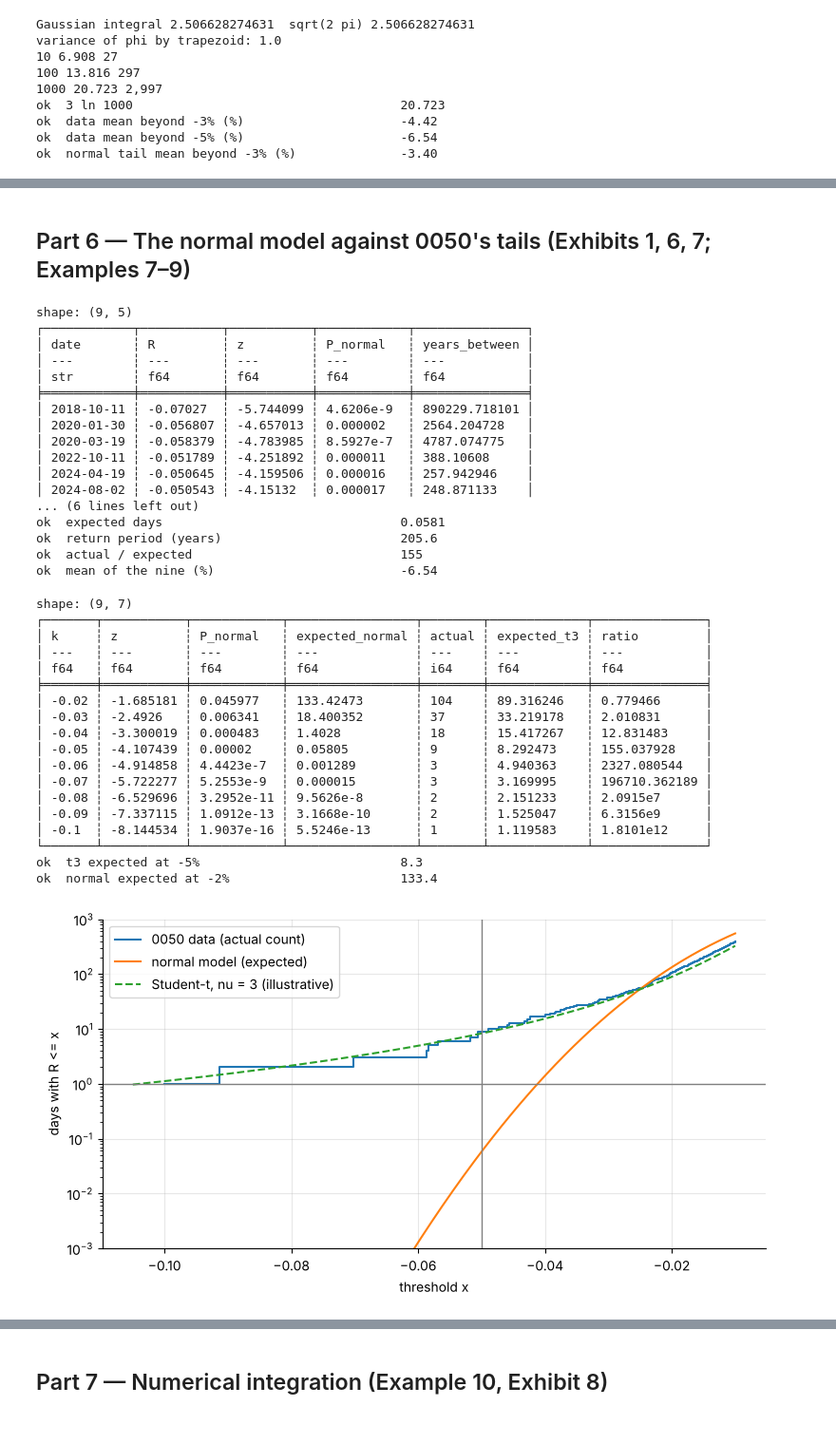
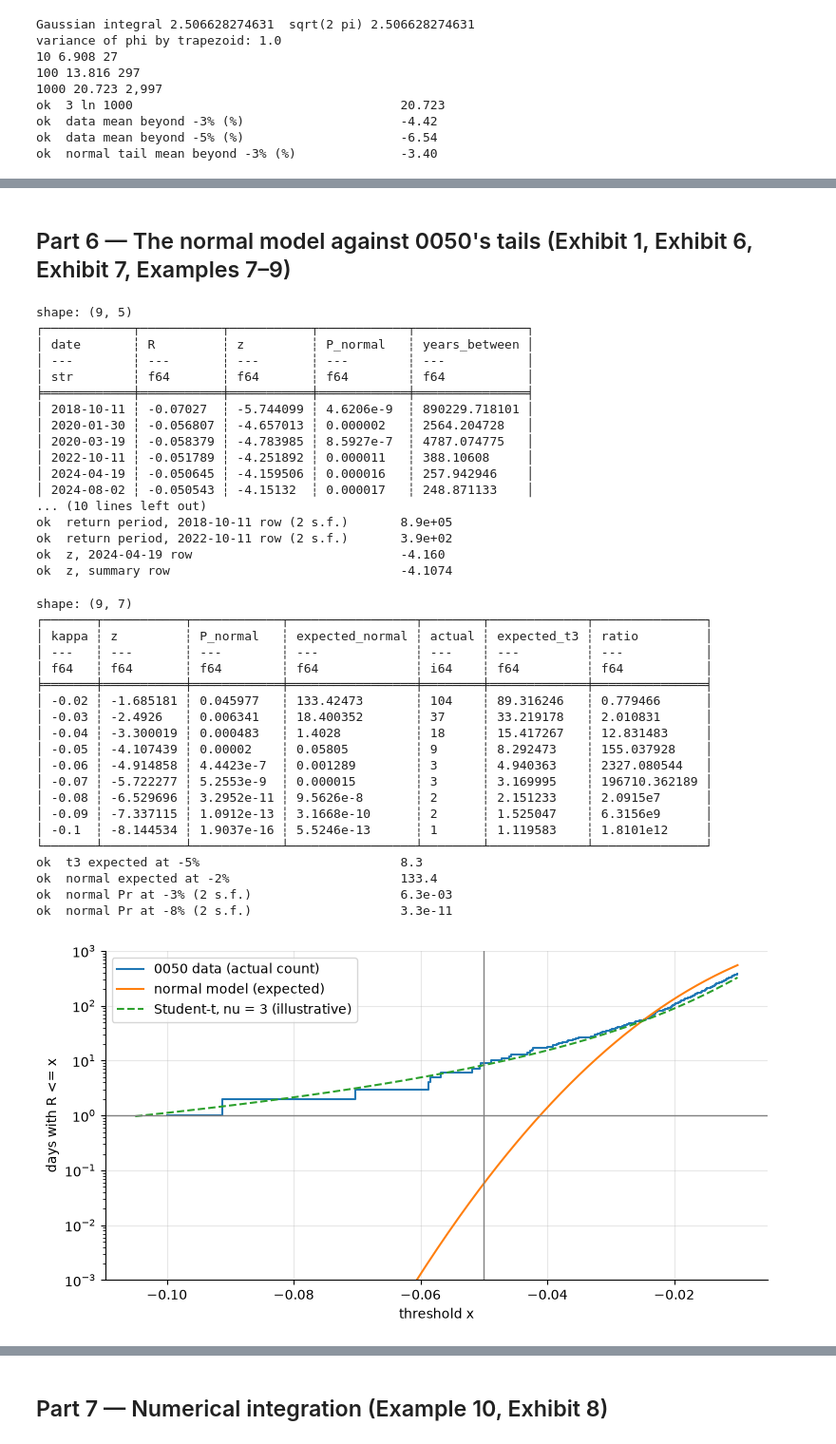
Before and after one commit to Benjamin-Teng/Quant-math-for-beginner, a Jupyter notebook: labs/LM05_lab/LM05_lab.ipynb, the cells around one changed output, grey strips where cells are left out. Shown at 95% size. Drawn from its saved outputs; the diff is of its cells as text; code cells hidden in the pictures.

```diff
--- a/labs/LM05_lab/LM05_lab.ipynb
+++ b/labs/LM05_lab/LM05_lab.ipynb
@@ -58,12 +58,12 @@ def load_raw(sym):
 
 def with_actions(sym):
     df = load_raw(sym)
-    sd, k = SPLITS[sym]
+    sd, ratio = SPLITS[sym]
     d = div.select("date", pl.col("cash_dividend").alias("D")) if sym == "0050" else \
         pl.DataFrame({"date": [], "D": []}, schema={"date": pl.Utf8, "D": pl.Float64})
     return (df.join(d, on="date", how="left")
               .with_columns(pl.col("D").fill_null(0.0),
-                            pl.when(pl.col("date") == sd).then(k).otherwise(1).cast(pl.Float64).alias("split"))
+                            pl.when(pl.col("date") == pl.lit(sd)).then(ratio).otherwise(1).cast(pl.Float64).alias("split"))
               .select("date", pl.col("close").alias(f"P_{sym}"), pl.col("D").alias(f"D_{sym}"), pl.col("split").alias(f"S_{sym}")))
 
 both = with_actions("0050").join(with_actions("00631L"), on="date", how="inner").sort("date")
@@ -71,14 +71,14 @@ ret = (both.with_columns(((pl.col("P_0050") + pl.col("D_0050")) / (pl.col("P_005
            .drop_nulls("R").select("date", "R"))
 R = ret["R"].to_numpy(); dates = ret["date"].to_list(); n = len(R)
 years = (np.datetime64(dates[-1]) - np.datetime64("2014-10-31")).astype(int) / 365.25
-D = n / years                                      # observations per year in this sample
+A = n / years                                      # returns per year in this sample (the book's A)
 mu, s = R.mean(), R.std()                          # population standard deviation, as in the module
-print(n, dates[0], "->", dates[-1], f"years={years:.2f}  D={D:.1f}")
+print(n, dates[0], "->", dates[-1], f"years={years:.2f}  A={A:.1f}")
 check("number of daily returns", n, "2902", "d")
 check("mean daily return (%)", mu * 100, "0.0871", ".4f")
 check("population sd (%)", s * 100, "1.2385", ".4f")
-check("T-1 sd (%)", R.std(ddof=1) * 100, "1.2387", ".4f")
-check("trading days per year", D, "243.1", ".1f")
+check("T-1 sd (%)", R.std(ddof=1) * 100, "1.23873", ".5f")
+check("trading days per year A", A, "243.1", ".1f")
 # %% [output]
 0050: 2907 closes, checksum mismatches 23, unexplained []
 00631L: 2908 closes, checksum mismatches 1, unexplained []
@@ -91,11 +91,25 @@ ok  trading days per year                        243.1
 # %%
-# Robustness: all 2,906 trading days of 0050 on their own (the common-day series merges four March 2026 days)
+# Robustness: all 2,906 trading days of 0050 on their own. 00631L did not trade from 25 to 30 March 2026
+# (its split), so the common-day series merges 0050's five sessions of 25-31 March into one return.
 only = (with_actions("0050")
         .with_columns(((pl.col("P_0050") + pl.col("D_0050")) / (pl.col("P_0050").shift(1) / pl.col("S_0050")) - 1).alias("R"))
         .drop_nulls("R"))
 Ro = only["R"].to_numpy()
-for k in (-0.02, -0.03, -0.04, -0.05, -0.06, -0.07, -0.08, -0.09, -0.10):
-    assert (Ro <= k + 1e-12).sum() == (R <= k + 1e-12).sum()
+print("0050 sessions missing from the common days:", sorted(set(only["date"].to_list()) - set(dates)))
+check("common-day return 24 -> 31 March 2026 (%)", R[dates.index("2026-03-31")] * 100, "-2.755", ".3f")
+for kappa in (-0.02, -0.03, -0.04, -0.05, -0.06, -0.07, -0.08, -0.09, -0.10):
+    assert (Ro <= kappa + 1e-12).sum() == (R <= kappa + 1e-12).sum()
 print(len(Ro), "returns; every threshold count of Exhibit 6 is unchanged")
+
+# Bands lo < R <= hi of Example 3, with the same 1e-12 guard as the thresholds: prices have two
+# decimals, so returns of exactly -1% or +1% are ties that float division can push to either side of the edge.
+def band(x, lo, hi):
+    return int(((x > lo + 1e-12) & (x <= hi + 1e-12)).sum())
+
+BANDS = ((-0.03, -0.01), (-0.01, 0.01), (0.01, 0.03))
+moves = [band(Ro, lo, hi) - band(R, lo, hi) for lo, hi in BANDS]
+print("band counts, common days:", [band(R, lo, hi) for lo, hi in BANDS],
+      " all 0050 days:", [band(Ro, lo, hi) for lo, hi in BANDS])
+check("band counts move by one or two days", f"{min(moves)} to {max(moves)}", "1 to 2", "s")
 # %% [output]
 0050: 2907 closes, checksum mismatches 23, unexplained []
@@ -305,18 +353,23 @@ ok  advance vs arrears (%)                       0.167
 ok  duration of the 20-year stream               9.335
 ok  PV with r = ln(1.02)                         5,945,187
 # %% [markdown]
-## Part 6 — The normal model against 0050's tails (Exhibits 1, 6, 7; Examples 7–9)
+## Part 6 — The normal model against 0050's tails (Exhibit 1, Exhibit 6, Exhibit 7, Examples 7–9)
 # %%
-nine = ret.filter(pl.col("R") <= -0.05).with_columns(((pl.col("R") - mu) / s).alias("z"))
+nine = ret.filter(pl.col("R") <= -0.05 + 1e-12).with_columns(((pl.col("R") - mu) / s).alias("z"))
 nine = nine.with_columns(pl.Series("P_normal", Phi(nine["z"].to_numpy())))      # no closed form: SciPy at the edge
-nine = nine.with_columns((1 / (pl.col("P_normal") * D)).alias("years_between"))
+nine = nine.with_columns((1 / (pl.col("P_normal") * A)).alias("years_between"))
 print(nine)                                          # Exhibit 1
 check("days at or below -5%", nine.height, "9", "d")
-check("normal P(R <= -5%) x 1e5", p5 * 1e5, "2.0004", ".4f")
+check("normal Pr(R <= -5%) x 1e5", p5 * 1e5, "2.0004", ".4f")
 check("expected days", n * p5, "0.0581", ".4f")
-check("return period (years)", 1 / (p5 * D), "205.6", ".1f")
+check("return period (years)", 1 / (p5 * A), "205.6", ".1f")
 check("actual / expected", nine.height / (n * p5), "155", ".0f")
 check("mean of the nine (%)", nine["R"].mean() * 100, "-6.54", ".2f")
+check("return period, 2018-10-11 row (2 s.f.)", float(nine["years_between"][0]), "8.9e+05", ".1e")
+check("return period, 2022-10-11 row (2 s.f.)", float(nine["years_between"][3]), "3.9e+02", ".1e")
+# z in Exhibit 1 comes from the unrounded return, mu_hat and s, as its note says
+check("z, 2024-04-19 row", float(nine["z"][4]), "-4.160", ".3f")
+check("z, summary row", z5, "-4.1074", ".4f")
 # %% [output]
 shape: (9, 5)
 ┌────────────┬───────────┬───────────┬────────────┬───────────────┐
@@ -330,16 +383,16 @@ shape: (9, 5)
 │ 2022-10-11 ┆ -0.051789 ┆ -4.251892 ┆ 0.000011   ┆ 388.10608     │
 │ 2024-04-19 ┆ -0.050645 ┆ -4.159506 ┆ 0.000016   ┆ 257.942946    │
 │ 2024-08-02 ┆ -0.050543 ┆ -4.15132  ┆ 0.000017   ┆ 248.871133    │
-... (6 lines left out)
-ok  expected days                                0.0581
-ok  return period (years)                        205.6
-ok  actual / expected                            155
-ok  mean of the nine (%)                         -6.54
+... (10 lines left out)
+ok  return period, 2018-10-11 row (2 s.f.)       8.9e+05
+ok  return period, 2022-10-11 row (2 s.f.)       3.9e+02
+ok  z, 2024-04-19 row                            -4.160
+ok  z, summary row                               -4.1074
 # %%
 # Exhibit 6: thresholds, normal vs data vs an illustrative Student-t with nu = 3 and the same sd
 nu = 3; sc = s * math.sqrt((nu - 2) / nu)
-thr = pl.DataFrame({"k": [-0.02, -0.03, -0.04, -0.05, -0.06, -0.07, -0.08, -0.09, -0.10]})
-kk = thr["k"].to_numpy()
+thr = pl.DataFrame({"kappa": [-0.02, -0.03, -0.04, -0.05, -0.06, -0.07, -0.08, -0.09, -0.10]})
+kk = thr["kappa"].to_numpy()
 thr = thr.with_columns(
     pl.Series("z", (kk - mu) / s),
     pl.Series("P_normal", Phi((kk - mu) / s)),
@@ -350,34 +403,38 @@ thr = thr.with_columns(
 print(thr)
 check("t3 expected at -5%", thr["expected_t3"][3], "8.3", ".1f")
 check("normal expected at -2%", thr["expected_normal"][0], "133.4", ".1f")
+check("normal Pr at -3% (2 s.f.)", thr["P_normal"][1], "6.3e-03", ".1e")
+check("normal Pr at -8% (2 s.f.)", thr["P_normal"][6], "3.3e-11", ".1e")
 
 # Exhibit 7: counts on a log axis
 x = np.linspace(-0.105, -0.01, 400)
 fig, ax = plt.subplots()
 srt = np.sort(R); cnt = np.arange(1, n + 1)
 ax.step(srt[srt <= -0.01], cnt[srt <= -0.01], where="post", label="0050 data (actual count)")
 ax.plot(x, n * Phi((x - mu) / s), label="normal model (expected)")
 ax.plot(x, n * stats.t.cdf((x - mu) / sc, nu), "--", label="Student-t, nu = 3 (illustrative)")
 ax.set_yscale("log"); ax.set_ylim(1e-3, 1e3); ax.axvline(-0.05, color="grey", lw=1); ax.axhline(1, color="grey", lw=1)
 ax.set_xlabel("threshold x"); ax.set_ylabel("days with R <= x"); ax.legend(); plt.show()
 # %% [output]
 shape: (9, 7)
 ┌───────┬───────────┬────────────┬─────────────────┬────────┬─────────────┬───────────────┐
-│ k     ┆ z         ┆ P_normal   ┆ expected_normal ┆ actual ┆ expected_t3 ┆ ratio         │
+│ kappa ┆ z         ┆ P_normal   ┆ expected_normal ┆ actual ┆ expected_t3 ┆ ratio         │
 │ ---   ┆ ---       ┆ ---        ┆ ---             ┆ ---    ┆ ---         ┆ ---           │
 │ f64   ┆ f64       ┆ f64        ┆ f64             ┆ i64    ┆ f64         ┆ f64           │
 ╞═══════╪═══════════╪════════════╪═════════════════╪════════╪═════════════╪═══════════════╡
 │ -0.02 ┆ -1.685181 ┆ 0.045977   ┆ 133.42473       ┆ 104    ┆ 89.316246   ┆ 0.779466      │
 │ -0.03 ┆ -2.4926   ┆ 0.006341   ┆ 18.400352       ┆ 37     ┆ 33.219178   ┆ 2.010831      │
 │ -0.04 ┆ -3.300019 ┆ 0.000483   ┆ 1.4028          ┆ 18     ┆ 15.417267   ┆ 12.831483     │
 │ -0.05 ┆ -4.107439 ┆ 0.00002    ┆ 0.05805         ┆ 9      ┆ 8.292473    ┆ 155.037928    │
 │ -0.06 ┆ -4.914858 ┆ 4.4423e-7  ┆ 0.001289        ┆ 3      ┆ 4.940363    ┆ 2327.080544   │
 │ -0.07 ┆ -5.722277 ┆ 5.2553e-9  ┆ 0.000015        ┆ 3      ┆ 3.169995    ┆ 196710.362189 │
 │ -0.08 ┆ -6.529696 ┆ 3.2952e-11 ┆ 9.5626e-8       ┆ 2      ┆ 2.151233    ┆ 2.0915e7      │
 │ -0.09 ┆ -7.337115 ┆ 1.0912e-13 ┆ 3.1668e-10      ┆ 2      ┆ 1.525047    ┆ 6.3156e9      │
 │ -0.1  ┆ -8.144534 ┆ 1.9037e-16 ┆ 5.5246e-13      ┆ 1      ┆ 1.119583    ┆ 1.8101e12     │
 └───────┴───────────┴────────────┴─────────────────┴────────┴─────────────┴───────────────┘
 ok  t3 expected at -5%                           8.3
 ok  normal expected at -2%                       133.4
+ok  normal Pr at -3% (2 s.f.)                    6.3e-03
+ok  normal Pr at -8% (2 s.f.)                    3.3e-11
-[figure, old version]
+[figure, new version]
 # %%
```
Also changed, not shown: parts of 16 cells of this notebook, 7 other files.
